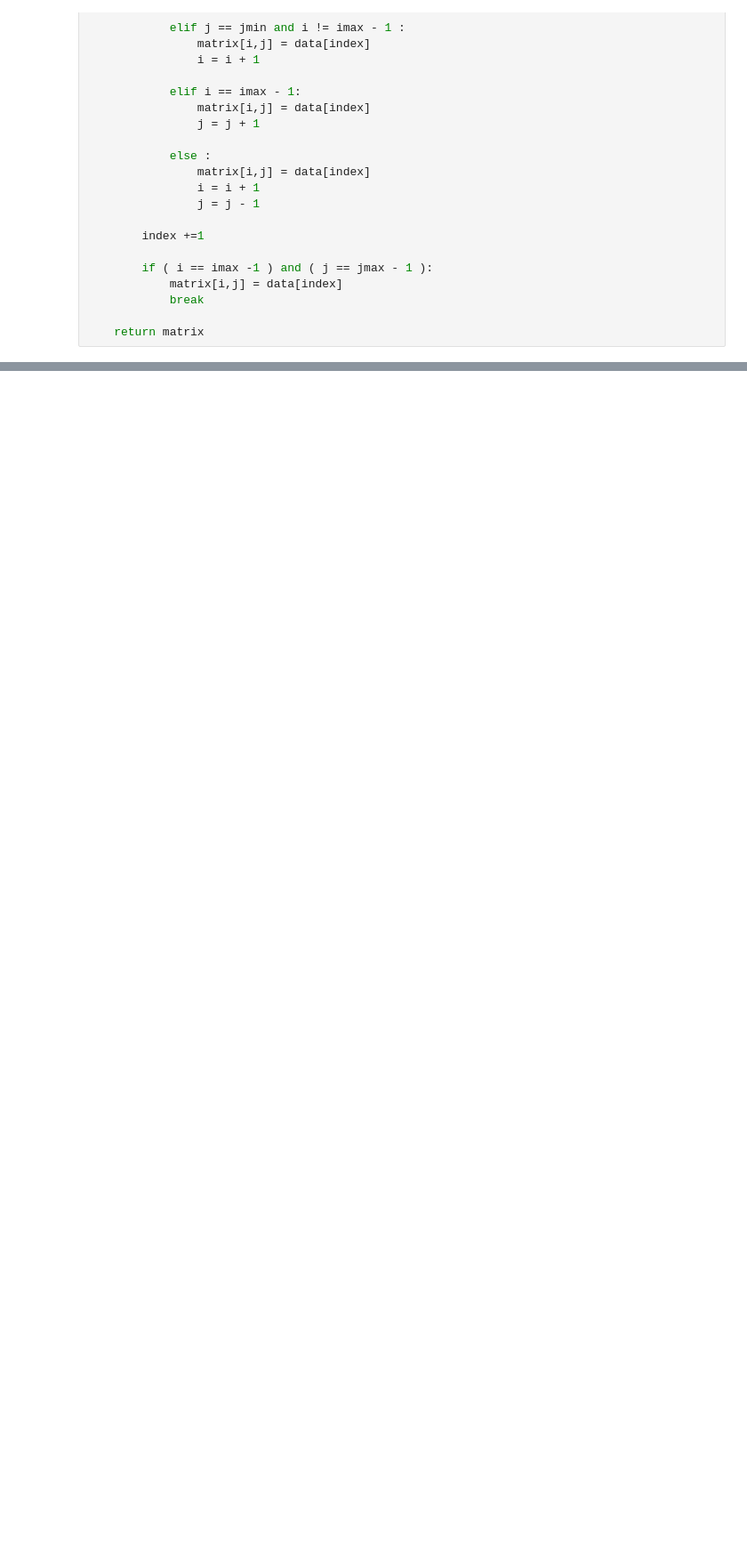
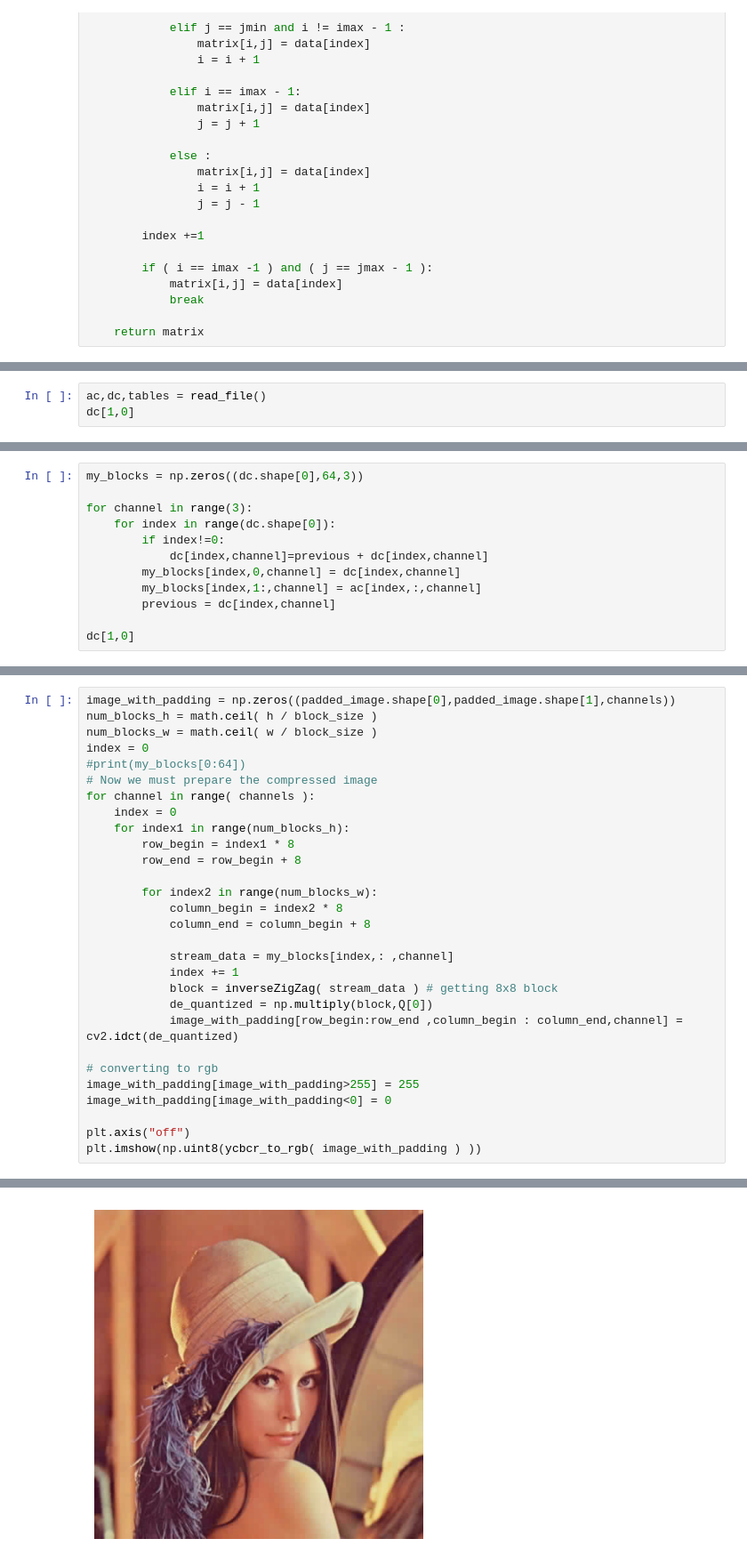
Before and after one commit to MIKE9708/JpegCompressionJupyter, a Jupyter notebook: JpegCompression.ipynb, the cells around one changed output, grey strips where cells are left out. Shown at 89% size. Drawn from its saved outputs; the diff is of its cells as text; blank space fills up the shorter version.

```diff
--- a/JpegCompression.ipynb
+++ b/JpegCompression.ipynb
@@ -519,0 +674,3 @@ plt.imshow(np.uint8(ycbcr_to_rgb( image_with_padding ) ))
+# %%
+ac,dc,tables = read_file()
+dc[1,0]
@@ -519,0 +679,12 @@ plt.imshow(np.uint8(ycbcr_to_rgb( image_with_padding ) ))
+# %%
+my_blocks = np.zeros((dc.shape[0],64,3))
+
+for channel in range(3):
+    for index in range(dc.shape[0]):
+        if index!=0:
+            dc[index,channel]=previous + dc[index,channel]
+        my_blocks[index,0,channel] = dc[index,channel]
+        my_blocks[index,1:,channel] = ac[index,:,channel]
+        previous = dc[index,channel]
+
+dc[1,0]
@@ -519,0 +693,30 @@ plt.imshow(np.uint8(ycbcr_to_rgb( image_with_padding ) ))
+# %%
+image_with_padding = np.zeros((padded_image.shape[0],padded_image.shape[1],channels))
+num_blocks_h = math.ceil( h / block_size )
+num_blocks_w = math.ceil( w / block_size )
+index = 0
+#print(my_blocks[0:64])
+# Now we must prepare the compressed image
+for channel in range( channels ):
+    index = 0
+    for index1 in range(num_blocks_h):
+        row_begin = index1 * 8
+        row_end = row_begin + 8
+
+        for index2 in range(num_blocks_w):
+            column_begin = index2 * 8
+            column_end = column_begin + 8
+
+            stream_data = my_blocks[index,: ,channel]
+            index += 1
+            block = inverseZigZag( stream_data ) # getting 8x8 block
+            de_quantized = np.multiply(block,Q[0])
+            image_with_padding[row_begin:row_end ,column_begin : column_end,channel] = cv2.idct(de_quantized)
+
+# converting to rgb
+image_with_padding[image_with_padding>255] = 255
+image_with_padding[image_with_padding<0] = 0
+
+plt.axis("off")
+plt.imshow(np.uint8(ycbcr_to_rgb( image_with_padding ) ))
+# %% [output]
@@ -519,0 +724 @@ plt.imshow(np.uint8(ycbcr_to_rgb( image_with_padding ) ))
+[figure, added]
```
Also changed, not shown: parts of 18 cells of this notebook.
